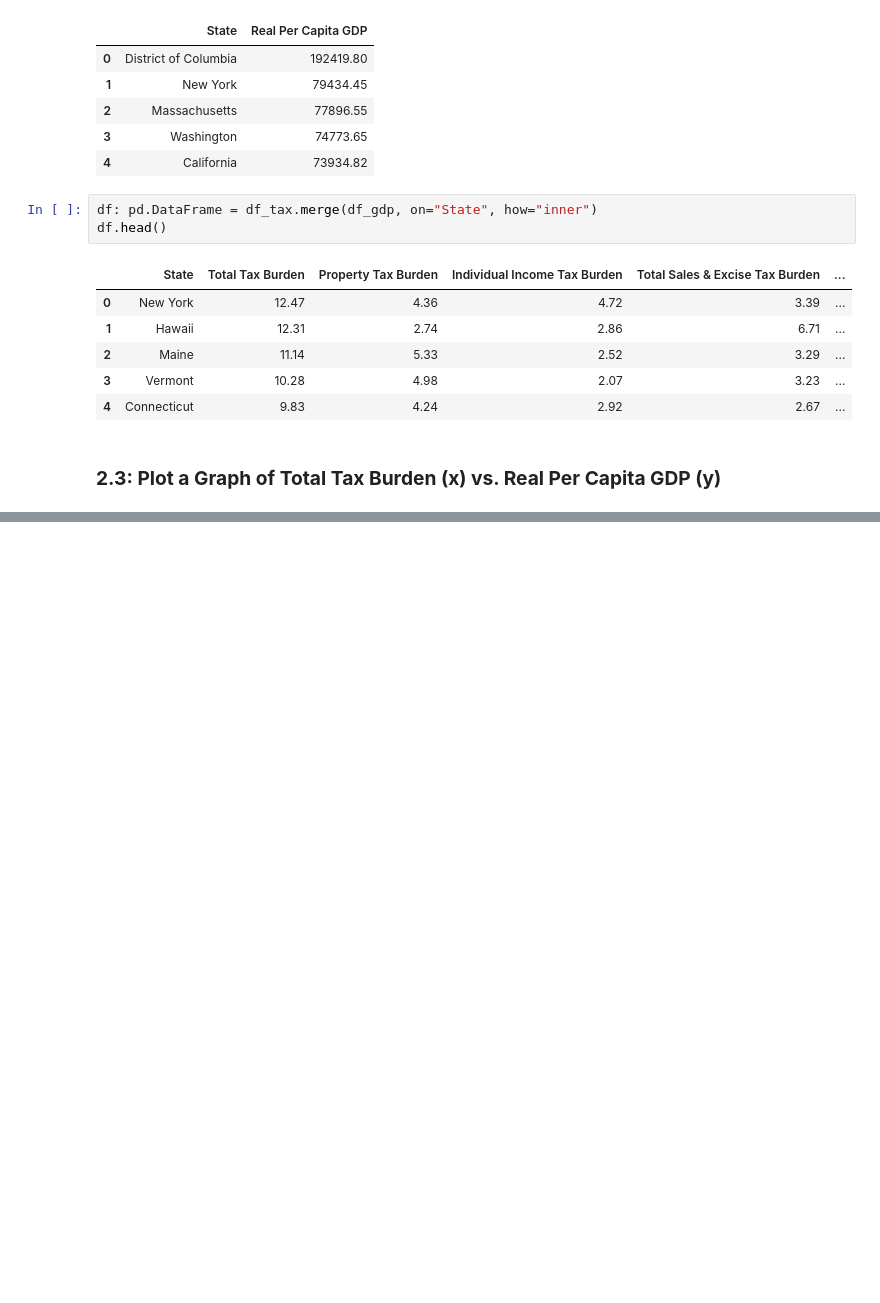
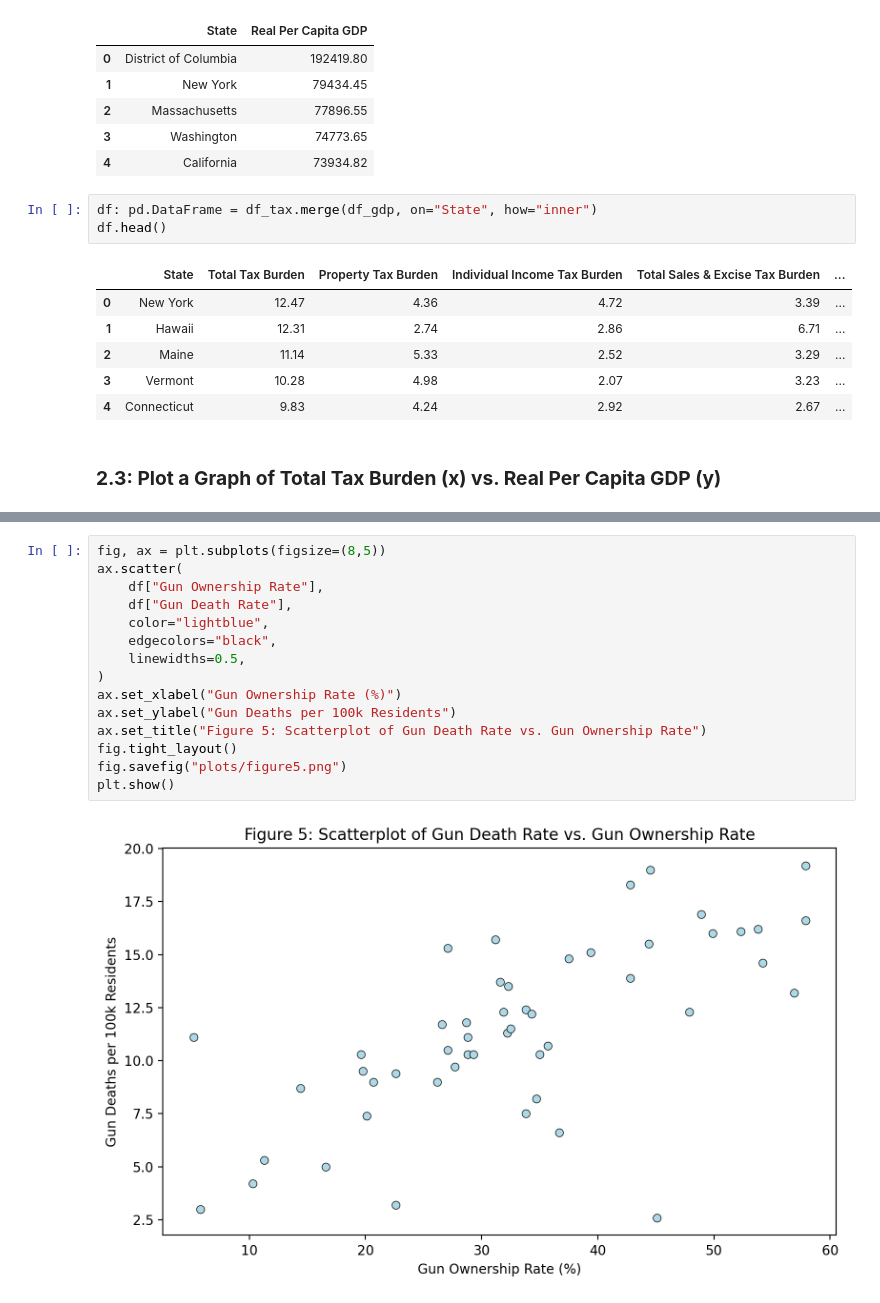
Before and after one commit to ririye01/math4334-MathModelingNotebooks, a Jupyter notebook: homework/hw1/hw1.ipynb, the cells around one changed output, grey strips where cells are left out. Saved outputs shown, nothing was run; the diff lists cells and outputs as text; blank space fills up the shorter version.

```diff
--- a/homework/hw1/hw1.ipynb
+++ b/homework/hw1/hw1.ipynb
@@ -191,0 +229,17 @@ plt.show()
+# %%
+fig, ax = plt.subplots(figsize=(8,5))
+ax.scatter(
+    df["Gun Ownership Rate"],
+    df["Gun Death Rate"],
+    color="lightblue",
+    edgecolors="black",
+    linewidths=0.5,
+)
+ax.set_xlabel("Gun Ownership Rate (%)")
+ax.set_ylabel("Gun Deaths per 100k Residents")
+ax.set_title("Figure 5: Scatterplot of Gun Death Rate vs. Gun Ownership Rate")
+fig.tight_layout()
+fig.savefig("plots/figure5.png")
+plt.show()
+# %% [output]
+[figure, added]
```
Also changed, not shown: parts of 6 cells of this notebook, 10 other files.
